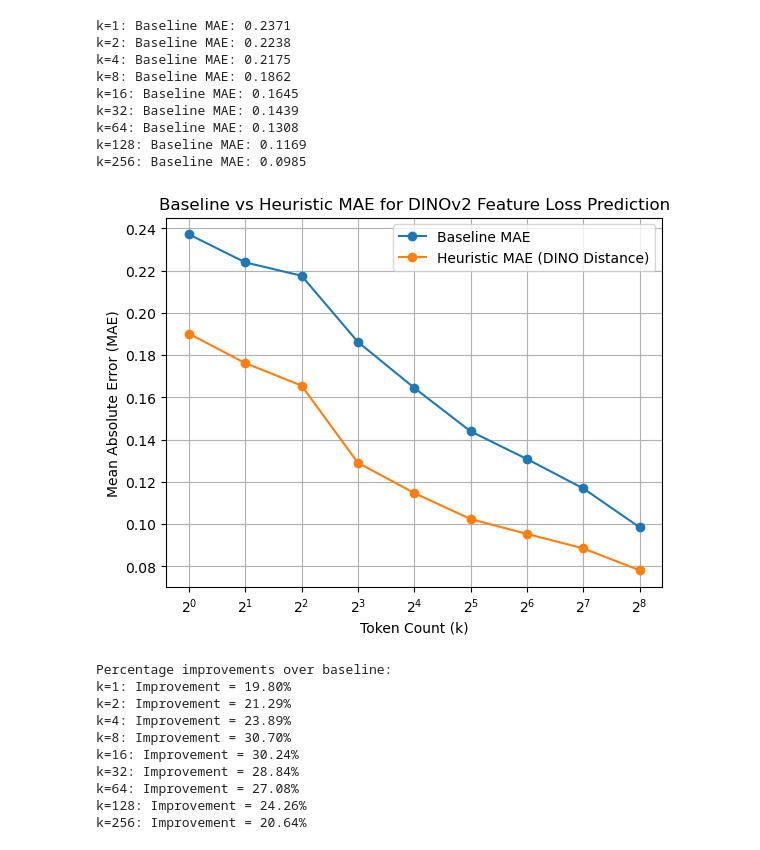
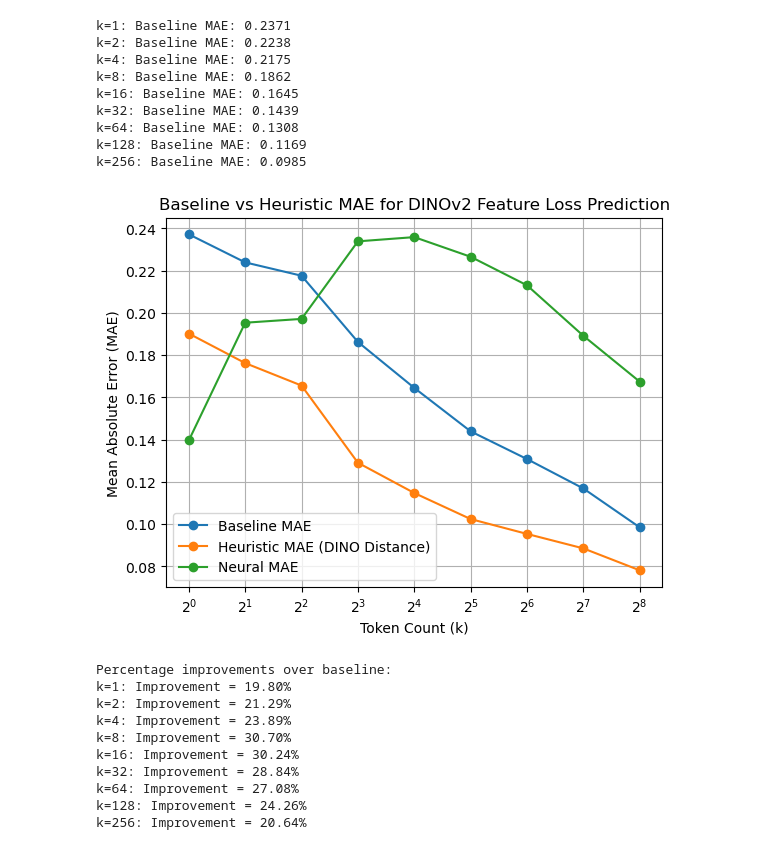
Before and after one commit to hevra01/thesis, a Jupyter notebook: notebooks/baselines/lower_bound/DINO_given_token_count_find_recon_loss.ipynb, the cells around one changed output. Drawn from its saved outputs; the diff is of its cells as text; code cells hidden in the pictures.

Commit message:
added the DINO neural to comparison

```diff
--- a/notebooks/baselines/lower_bound/DINO_given_token_count_find_recon_loss.ipynb
+++ b/notebooks/baselines/lower_bound/DINO_given_token_count_find_recon_loss.ipynb
@@ -18,7 +18,7 @@ from sklearn.linear_model import LinearRegression
 from torch.utils.data import DataLoader, Dataset
 # %%
 # read json file
-with open('/BS/data_mani_compress/work/thesis/thesis/data/datasets/imagenet_reconstruction_losses/val_categorized/all_APG_on.json', 'r') as f:
+with open('/BS/data_mani_compress/work/thesis/thesis/data/datasets/imagenet_reconstruction_losses/val_categorized/all_losses.json', 'r') as f:
     reconst_losses = json.load(f)
 # %%
 losses = defaultdict(lambda: {"lpips": [], "dino": []})
@@ -64,7 +64,7 @@ print(len(dino_distance_used))
 # %% [output]
 50000
 # %%
-ds = clean_ReconstructionDataset_Heuristic(
+ds = ReconstructionDataset_Heuristic(
     reconstruction_data=reconst_losses,  # or your processed list of dicts
     dino_dist_information=dino_distance_used,
     error_key=["DINOv2FeatureLoss"],
@@ -116,8 +116,6 @@ k_values = [1, 2, 4, 8, 16, 32, 64, 128, 256]
 
 baseline_results = {}
 for k in k_values:
-    densities = []
-    lids = []
     y = []
 
     for dp in ds:
@@ -150,19 +148,21 @@ k=256: Baseline MAE: 0.0985
 # %%
 # plot baseline vs heuristic
 ks = sorted(baseline_results.keys())
 baseline_maes = [baseline_results[k] for k in ks]
 heuristic_maes = [heuristic_dino_results[k] for k in ks]
+neural_maes = [0.1396, 0.1953, 0.1971, 0.2338, 0.2358, 0.2265, 0.2130, 0.1891, 0.1674]
 plt.plot(ks, baseline_maes, marker='o', label='Baseline MAE')
 plt.plot(ks, heuristic_maes, marker='o', label='Heuristic MAE (DINO Distance)')
+plt.plot(ks, neural_maes, marker='o', label='Neural MAE')
 plt.xscale('log', base=2)
 plt.xlabel('Token Count (k)')
 plt.ylabel('Mean Absolute Error (MAE)')
 plt.title('Baseline vs Heuristic MAE for DINOv2 Feature Loss Prediction')
 plt.legend()
 plt.grid(True)
 plt.show()
 # %% [output]
-[figure, old version]
+[figure, new version]
 # %%
 # percentage wise improvements over baseline
 print("Percentage improvements over baseline:")
```
Also changed, not shown: parts of 1 cell of this notebook.
